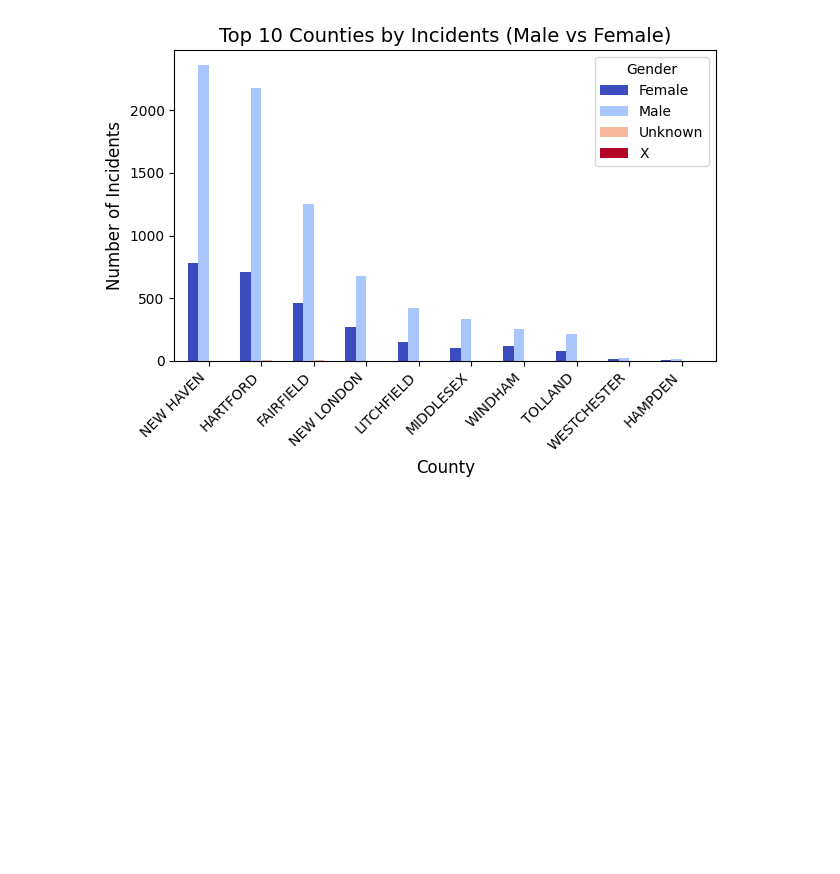
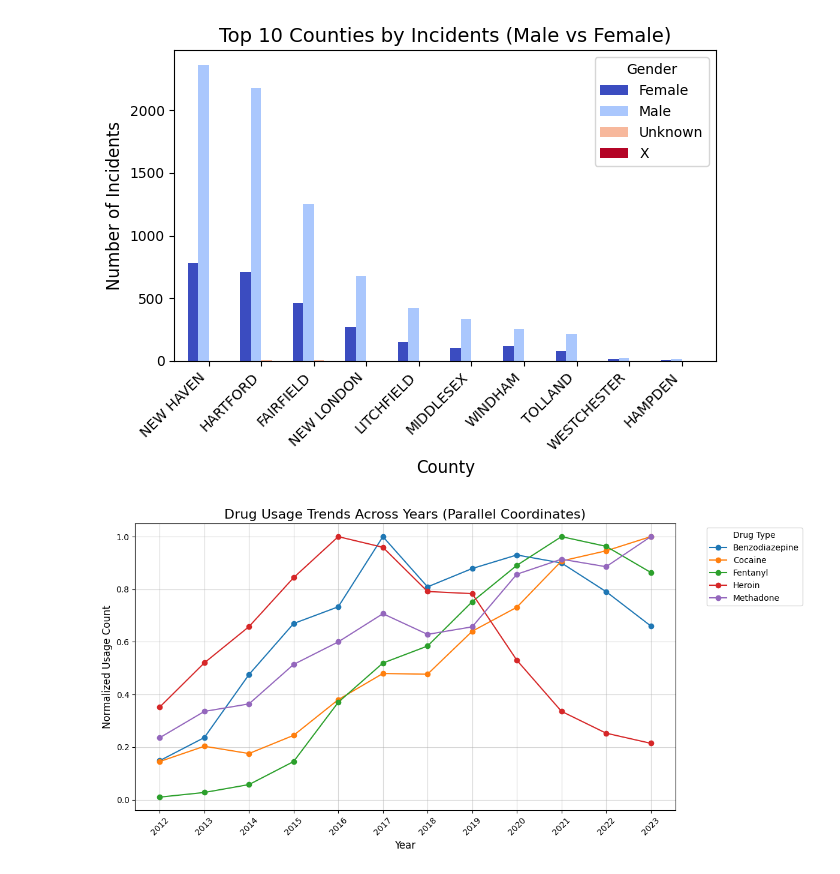
Before and after one commit to rictika/Drug_Analysis, a Jupyter notebook: Programming_for_data_science.ipynb, the cells around one changed output. Saved outputs shown, nothing was run; the diff lists cells and outputs as text; code cells hidden in the pictures; blank space fills up the shorter version.

```diff
--- a/Programming_for_data_science.ipynb
+++ b/Programming_for_data_science.ipynb
@@ -38,3 +38,76 @@ plt.show()
 # %% [output]
 <Figure size 1200x600 with 0 Axes>
 [figure]
+# %%
+import pandas as pd
+import matplotlib.pyplot as plt
+
+# Load your dataset (update the file path to point to your data)
+# The dataset should include columns for dates and drug usage (e.g., Fentanyl, Heroin, etc.).
+# Example: data = pd.read_csv("path_to_your_file.csv")
+
+# List of drug-related columns we want to analyze
+# These are the specific drugs we’ll focus on in our analysis.
+drug_columns = ['Fentanyl', 'Heroin', 'Cocaine', 'Methadone', 'Benzodiazepine']
+
+# Preprocess the dataset to extract useful information
+# Convert the 'Date' column into a proper date format, then extract only the year.
+# This allows us to analyze trends over time by year.
+data['Year'] = pd.to_datetime(data['Date'], errors='coerce').dt.year
+
+# Transform the data for easier analysis
+# We’re reshaping the dataset so that each row shows the year, drug type, and whether it was used.
+drug_usage_by_year = data.melt(
+    id_vars=['Year'],  # Keep the 'Year' column as it is.
+    value_vars=drug_columns,  # Focus only on the drug-related columns.
+    var_name='Drug Type',  # Create a new column called 'Drug Type' to hold the drug names.
+    value_name='Usage'  # Create another column called 'Usage' to indicate if the drug was used (Y/N).
+)
+
+# Filter out cases where the drug was not used ('N') and group the data
+# We count how many times each drug was used in each year.
+drug_usage_by_year = (
+    drug_usage_by_year[drug_usage_by_year['Usage'] == 'Y']  # Keep only rows where 'Usage' is 'Y'.
+    .groupby(['Year', 'Drug Type'])  # Group the data by year and drug type.
+    .size()  # Count the number of times each drug was used in a given year.
+    .unstack(fill_value=0)  # Reshape the data into a table where each column is a drug.
+)
+
+# Normalize the data
+# We scale the numbers for each drug so the highest usage becomes 1 and the lowest becomes 0.
+# This makes it easier to compare trends across different drugs.
+normalized_year_data = drug_usage_by_year / drug_usage_by_year.max()
+
+# Create a line plot to visualize the trends
+plt.figure(figsize=(12, 6))  # Set the size of the plot.
+
+# Draw a line for each drug type
+for drug in normalized_year_data.columns:
+    plt.plot(
+        normalized_year_data.index,  # Use the years as the x-axis.
+        normalized_year_data[drug],  # Use the normalized usage numbers as the y-axis.
+        marker='o',  # Add markers to highlight data points.
+        label=drug  # Label each line with the drug name.
+    )
+
+# Add a title and labels to the plot
+plt.title('Drug Usage Trends Across Years (Parallel Coordinates)', fontsize=16)
+plt.xlabel('Year', fontsize=12)
+plt.ylabel('Normalized Usage Count', fontsize=12)
+
+# Rotate the year labels on the x-axis so they’re easier to read
+plt.xticks(normalized_year_data.index, rotation=45)
+
+# Add a legend to show which line corresponds to which drug
+plt.legend(title='Drug Type', bbox_to_anchor=(1.05, 1), loc='upper left')
+
+# Add a grid to make it easier to follow the trends
+plt.grid(alpha=0.5)
+
+# Adjust the layout so nothing overlaps or gets cut off
+plt.tight_layout()
+
+# Show the final plot
+plt.show()
+# %% [output]
+[figure, added]
```
